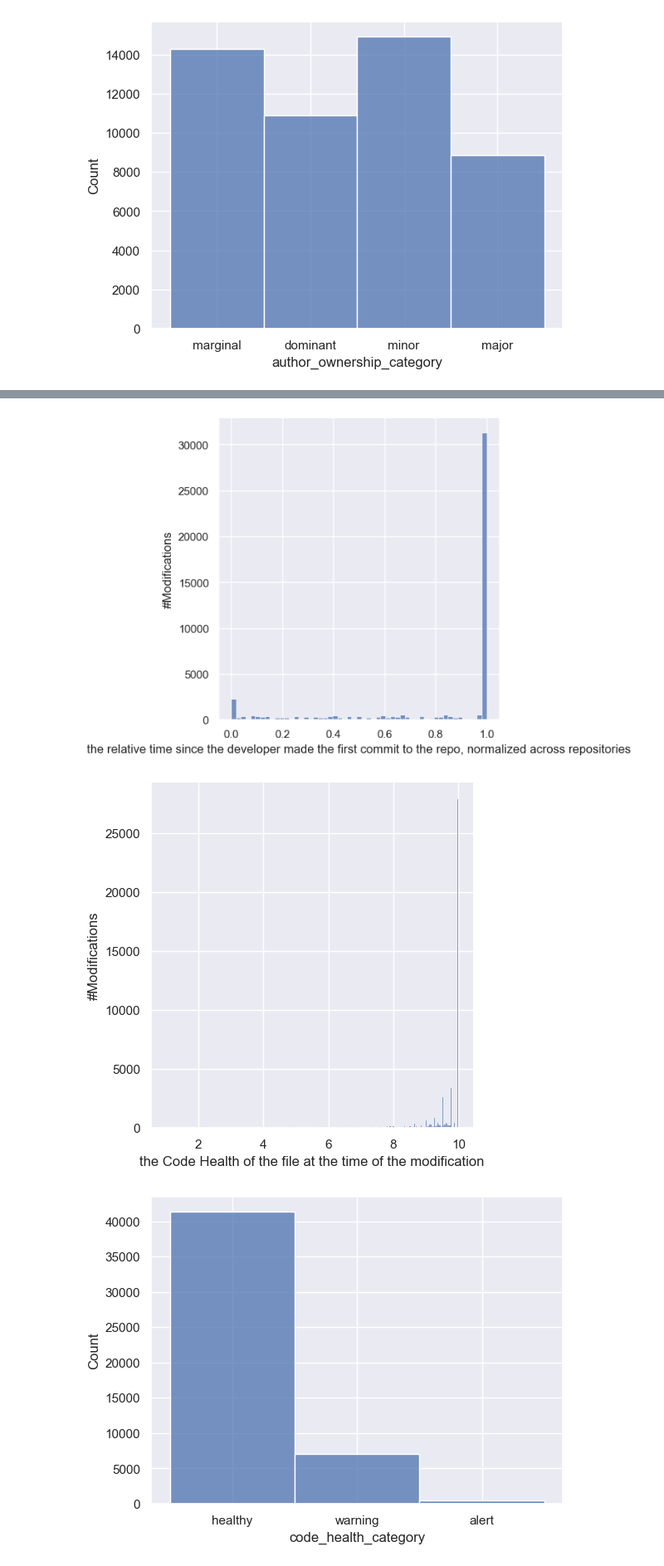
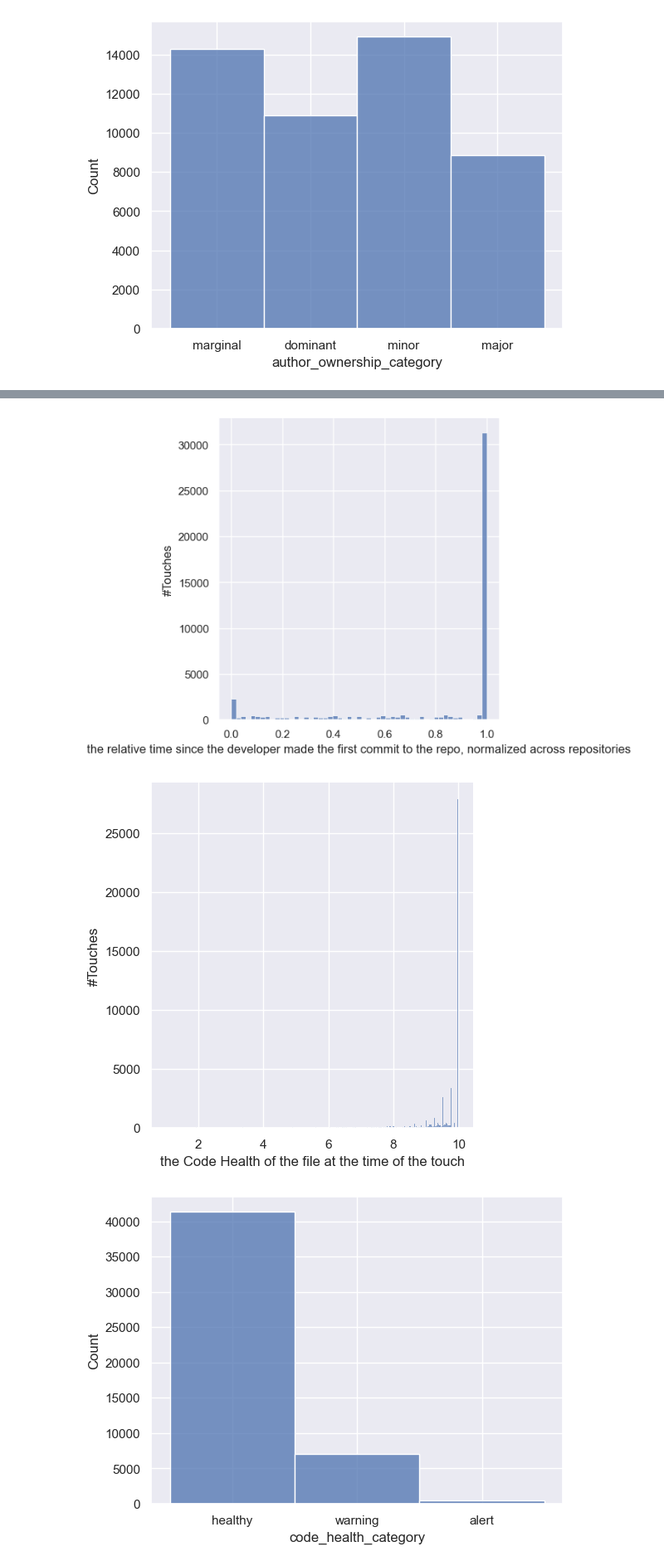
Before and after one commit to codescene-research/u-owns-the-code-ease-2023, a Jupyter notebook: EASE23_U_Owns_the_Code.ipynb, the cells around one changed output, grey strips where cells are left out. Shown at 83% size. Drawn from its saved outputs; the diff is of its cells as text; code cells hidden in the pictures.

Commit message:
Updates after EASE2023 acceptance
Implementing comments from the reviewers: Replaced ANOVA tests with non-parametric alternatives. Replaced "modifications" with "touches". Added some information.

```diff
--- a/EASE23_U_Owns_the_Code.ipynb
+++ b/EASE23_U_Owns_the_Code.ipynb
@@ -292,17 +265,17 @@ plt.show()
 # %%
 sns.displot(clean_df['contributing_months_relative_norm'])
 plt.xlabel("the relative time since the developer made the first commit to the repo, normalized across repositories")
-plt.ylabel("#Modifications")
+plt.ylabel("#Touches")
 plt.show()
 # %% [output]
-[figure, old version]
+[figure, new version]
 # %%
 sns.displot(clean_df['code_health'])
-plt.xlabel("the Code Health of the file at the time of the modification")
-plt.ylabel("#Modifications")
+plt.xlabel("the Code Health of the file at the time of the touch")
+plt.ylabel("#Touches")
 plt.show()
 # %% [output]
-[figure, old version]
+[figure, new version]
 # %%
 sns.histplot(x="code_health_category", data=clean_df)
 plt.show()
```
Also changed, not shown: parts of 49 cells of this notebook.
